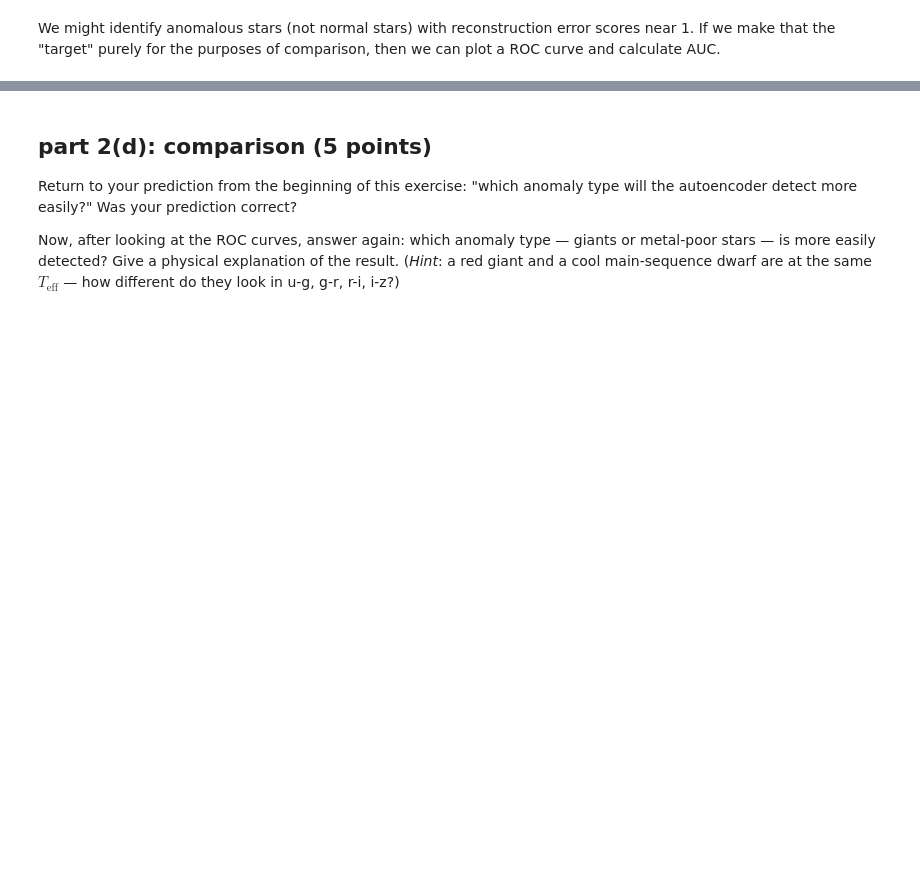
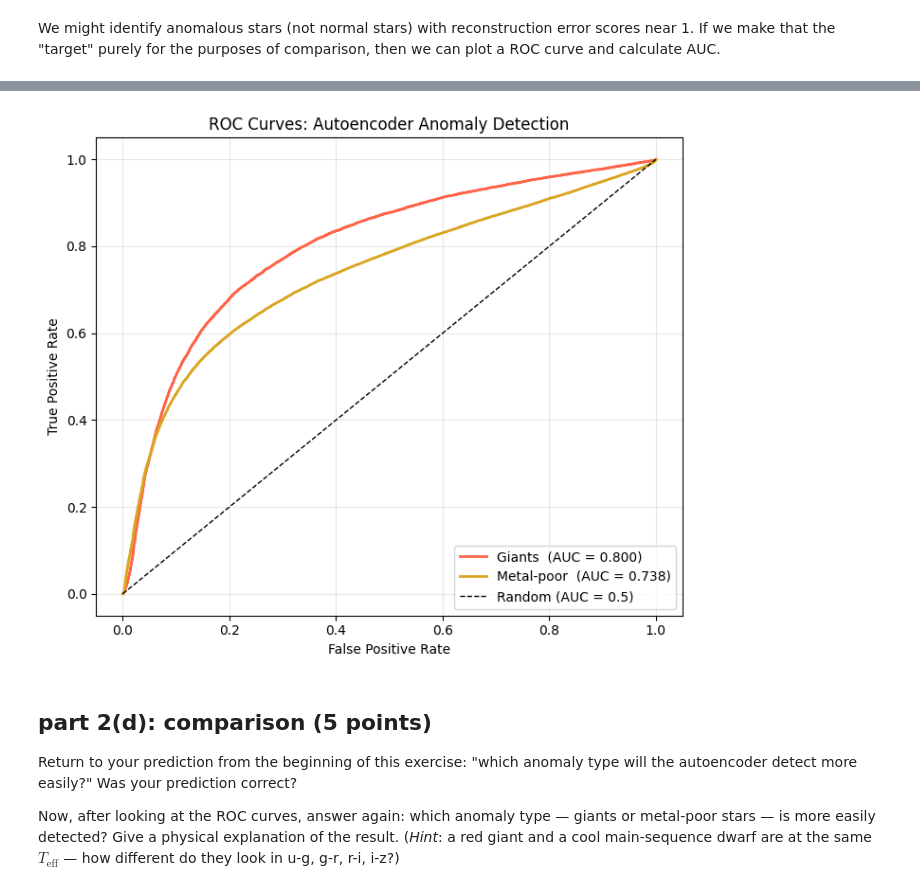
Before and after one commit to lbovet8/phys152-2026, a Jupyter notebook: Exercises/Homework-4.ipynb, the cells around one changed output, grey strips where cells are left out. Saved outputs shown, nothing was run; the diff lists cells and outputs as text; code cells hidden in the pictures; blank space fills up the shorter version.

```diff
--- a/Exercises/Homework-4.ipynb
+++ b/Exercises/Homework-4.ipynb
@@ -670,3 +794,28 @@ plt.show()
+# %%
+#2e
+fig, ax = plt.subplots(figsize=(7, 6))
+
+for err_anom, label, color in [
+        (err_giants_linear,  'Giants',     'tomato'),
+        (err_metpoor_linear, 'Metal-poor', 'goldenrod')]:
+
+    scores = np.concatenate([err_normal, err_anom])
+    y_true = np.concatenate([np.zeros(len(err_normal)), np.ones(len(err_anom))])
+    fpr, tpr, _ = roc_curve(y_true, scores)
+    roc_auc     = auc(fpr, tpr)
+    ax.plot(fpr, tpr, color=color, linewidth=2,
+            label=f'{label}  (AUC = {roc_auc:.3f})')
+
+ax.plot([0, 1], [0, 1], 'k--', linewidth=1, label='Random (AUC = 0.5)')
+ax.set_xlabel('False Positive Rate')
+ax.set_ylabel('True Positive Rate')
+ax.set_title('ROC Curves: Autoencoder Anomaly Detection')
+ax.legend(loc='lower right')
+ax.grid(True, alpha=0.3)
+plt.tight_layout()
+plt.show()
+# %% [output]
+[figure, added]
 # %% [markdown]
 ## part 2(d): comparison (5 points)
 
```
Also changed, not shown: parts of 12 cells of this notebook.
